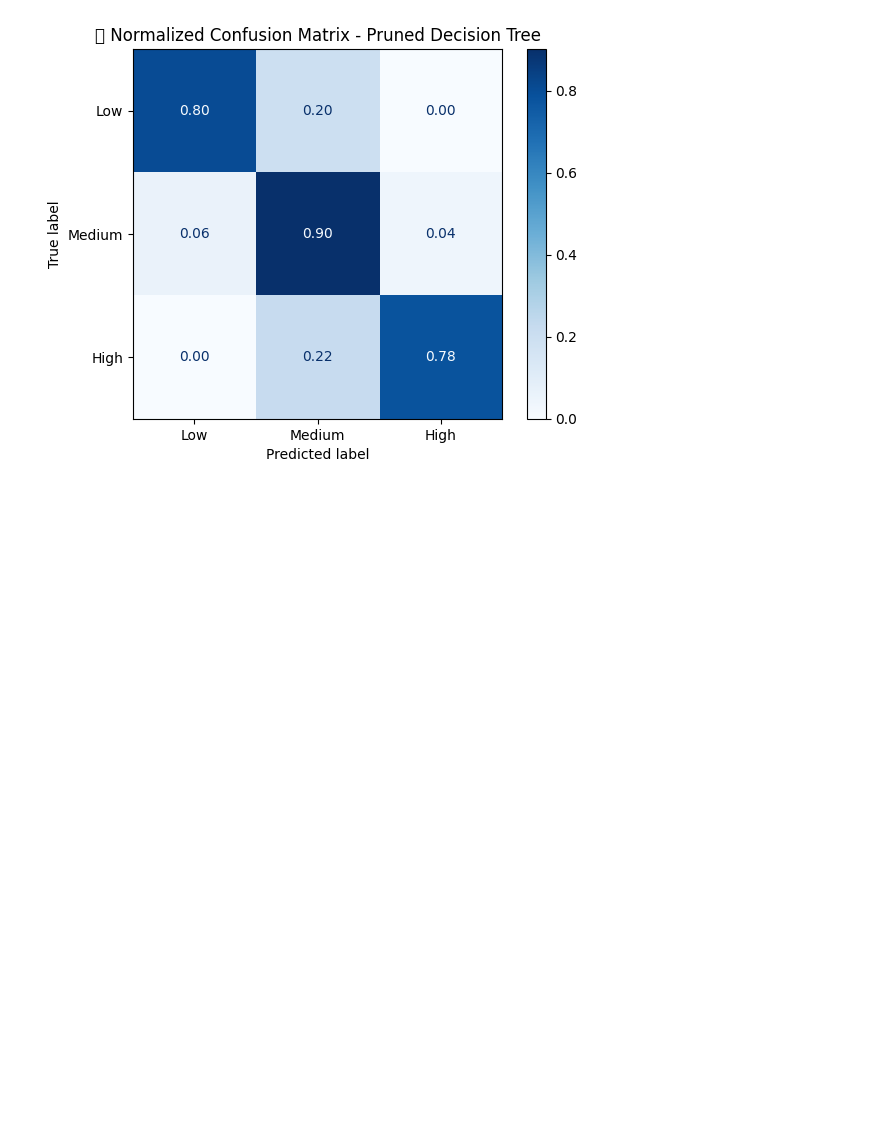
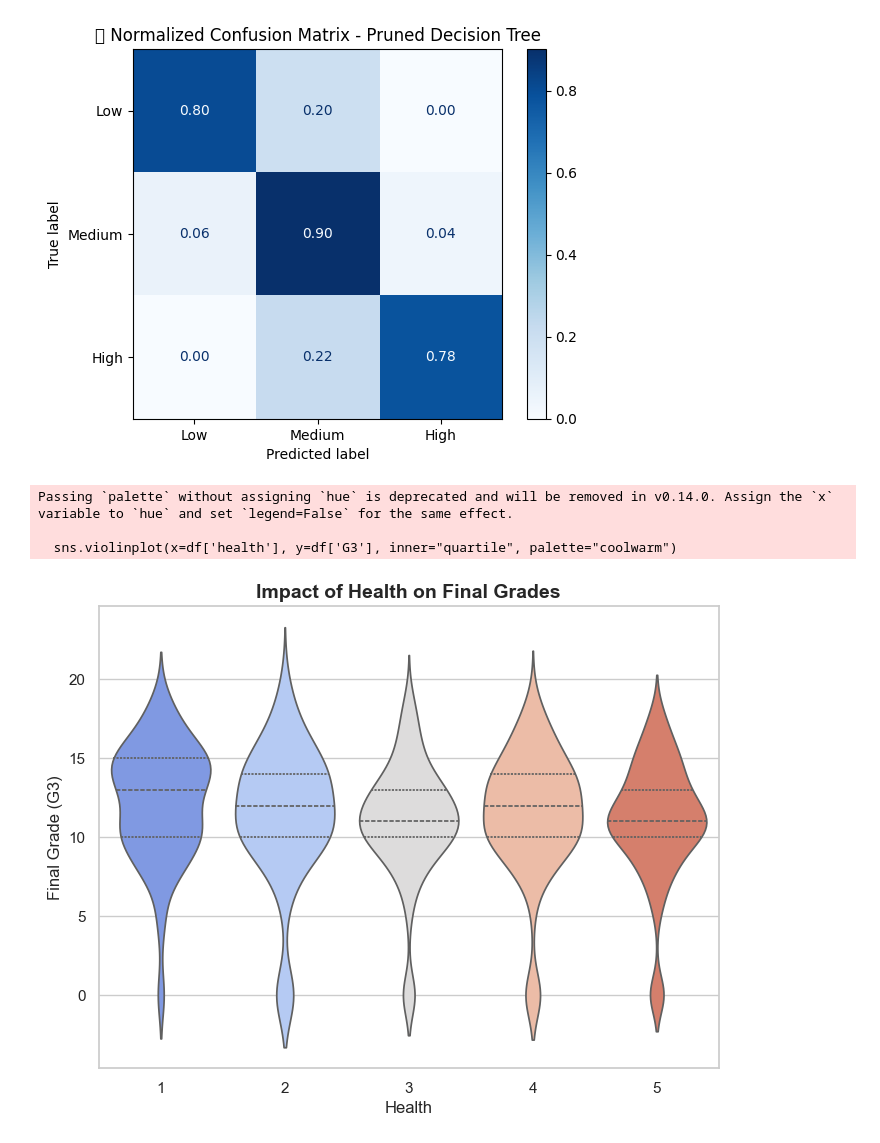
Before and after one commit to ethanshipman/Group-5-Project-4, a Jupyter notebook: Jupyter_Notebooks/NT_Notebook.ipynb, the cells around one changed output. Drawn from its saved outputs; the diff is of its cells as text; code cells hidden in the pictures; blank space fills up the shorter version.

```diff
--- a/Jupyter_Notebooks/NT_Notebook.ipynb
+++ b/Jupyter_Notebooks/NT_Notebook.ipynb
@@ -347,3 +347,24 @@ plt.title("🔍 Normalized Confusion Matrix - Pruned Decision Tree")
 plt.show()
 # %% [output]
 [figure]
+# %%
+import matplotlib.pyplot as plt
+import seaborn as sns
+import numpy as np
+
+# Ensure consistent theme
+sns.set_theme(style="whitegrid")
+
+# Health vs. Grades (Violin Plot for Better Distribution Visibility)
+plt.figure(figsize=(8, 6))
+sns.violinplot(x=df['health'], y=df['G3'], inner="quartile", palette="coolwarm")
+plt.xticks(ticks=np.arange(5), labels=np.arange(1, 6))  # Ensure correct alignment of labels (1-5)
+plt.xlabel("Health", fontsize=12)
+plt.ylabel("Final Grade (G3)", fontsize=12)
+plt.title("Impact of Health on Final Grades", fontsize=14, fontweight='bold')
+plt.show()
+# %% [output]
+Passing `palette` without assigning `hue` is deprecated and will be removed in v0.14.0. Assign the `x` variable to `hue` and set `legend=False` for the same effect.
+
+  sns.violinplot(x=df['health'], y=df['G3'], inner="quartile", palette="coolwarm")
+[figure, added]
```
Also changed, not shown: parts of 3 cells of this notebook.
